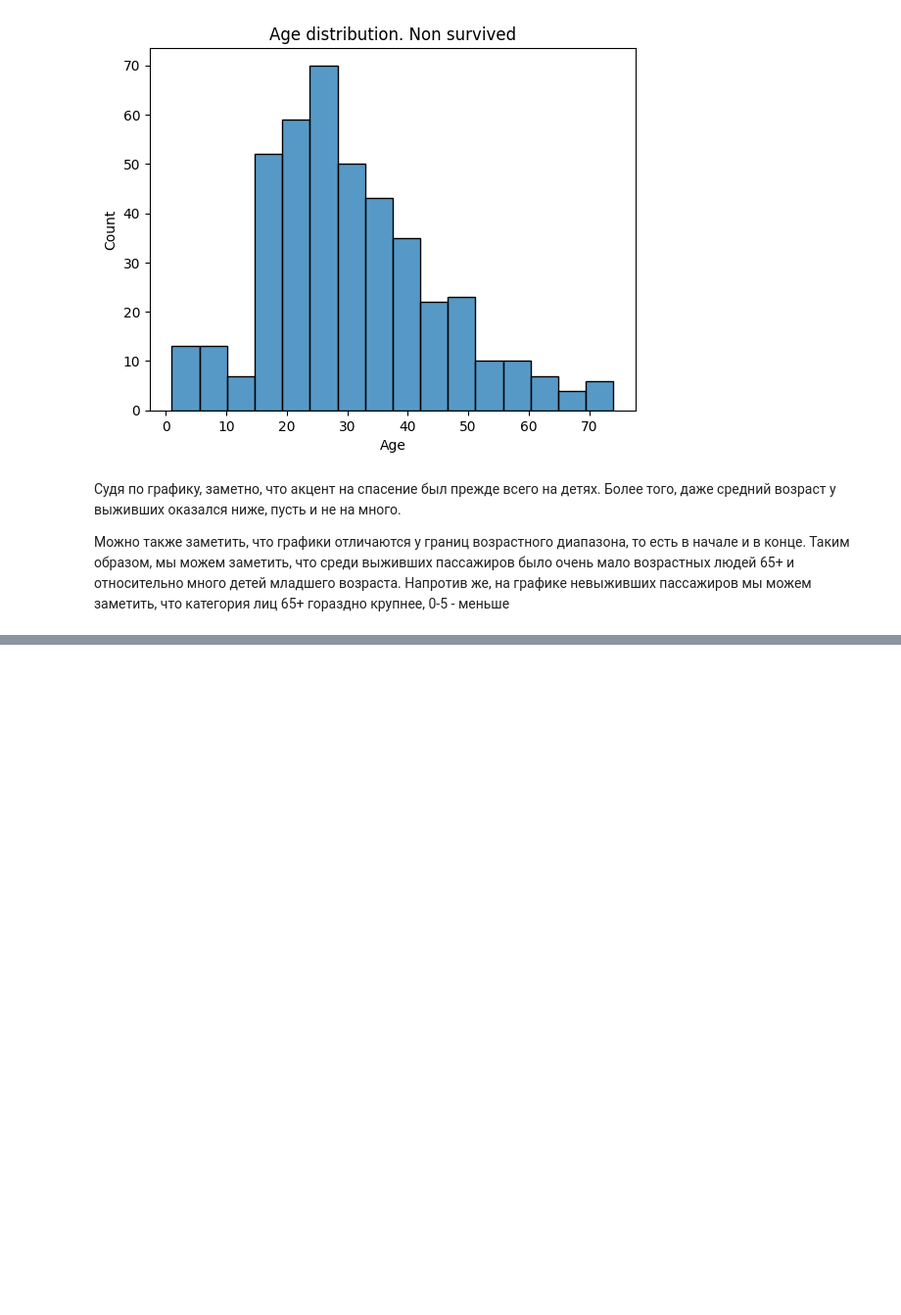
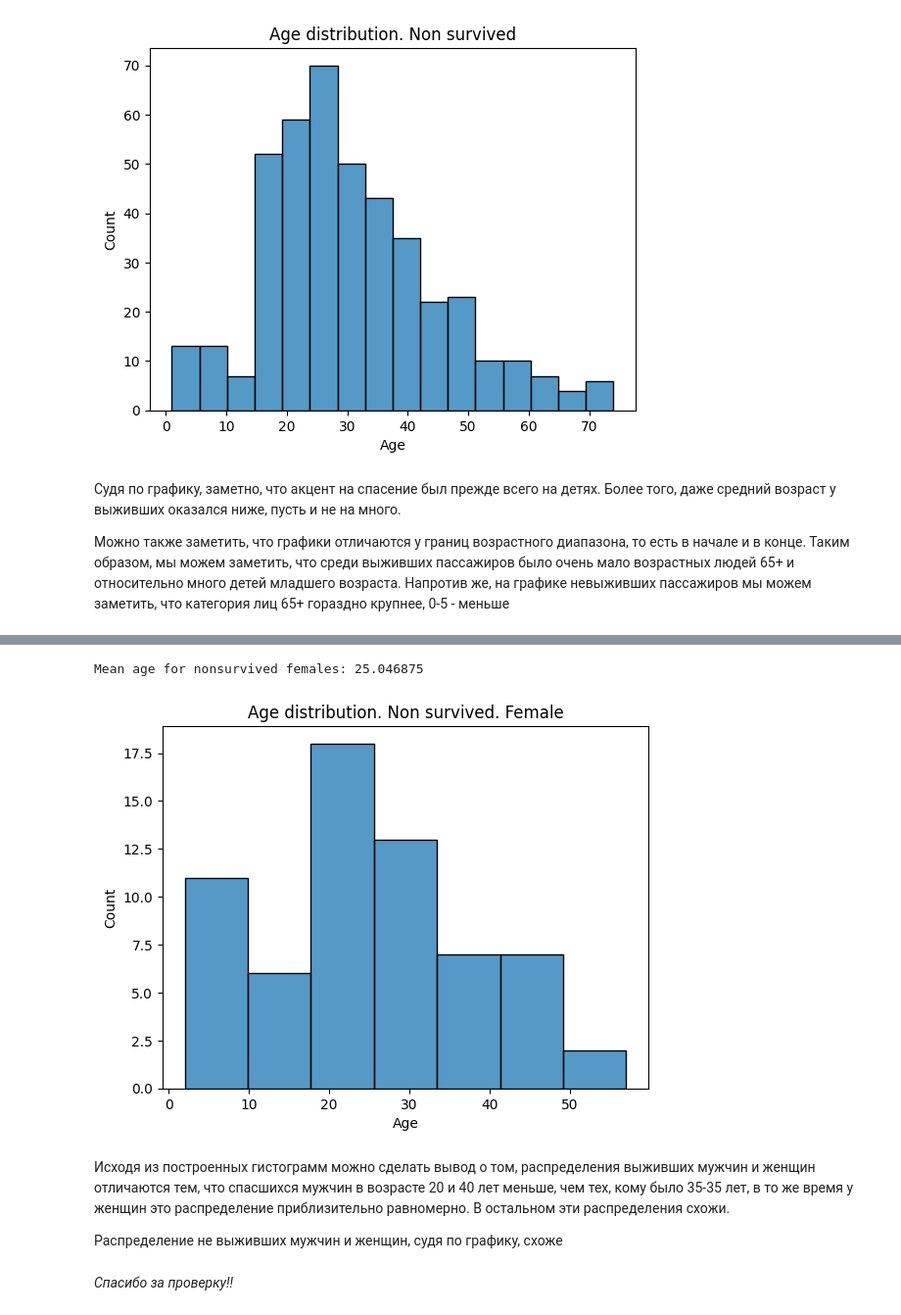
Before and after one commit to riizeron/ml_hse, a Jupyter notebook: hw/hw1/hw1_2022.ipynb, the cells around one changed output, grey strips where cells are left out. Shown: that part at 98% size. Cells and saved outputs as stored; diff of their text form; code cells hidden in the pictures; blank space fills up the shorter version.

```diff
--- a/hw/hw1/hw1_2022.ipynb
+++ b/hw/hw1/hw1_2022.ipynb
@@ -647,0 +669,13 @@ Mean age for non survived: 30.62617924528302
+# %%
+data = dataset.Age[dataset.Survived==0][dataset.Sex=='female']
+sns.histplot(data).set_title("Age distribution. Non survived. Female")
+print(f"Mean age for nonsurvived females: {data.mean()}")
+# %% [output]
+Mean age for nonsurvived females: 25.046875
+[figure, added]
+# %% [markdown]
+Исходя из построенных гистограмм можно сделать вывод о том, распределения выживших мужчин и женщин отличаются тем, что спасшихся мужчин в возрасте 20 и 40 лет меньше, чем тех, кому было 35-35 лет, в то же время у женщин это распределение приблизительно равномерно. В остальном эти распределения схожи.
+
+Распределение не выживших мужчин и женщин, судя по графику, схоже
+# %% [markdown]
+*Спасибо за проверку!!*
```
Also changed, not shown: parts of 3 cells of this notebook.
